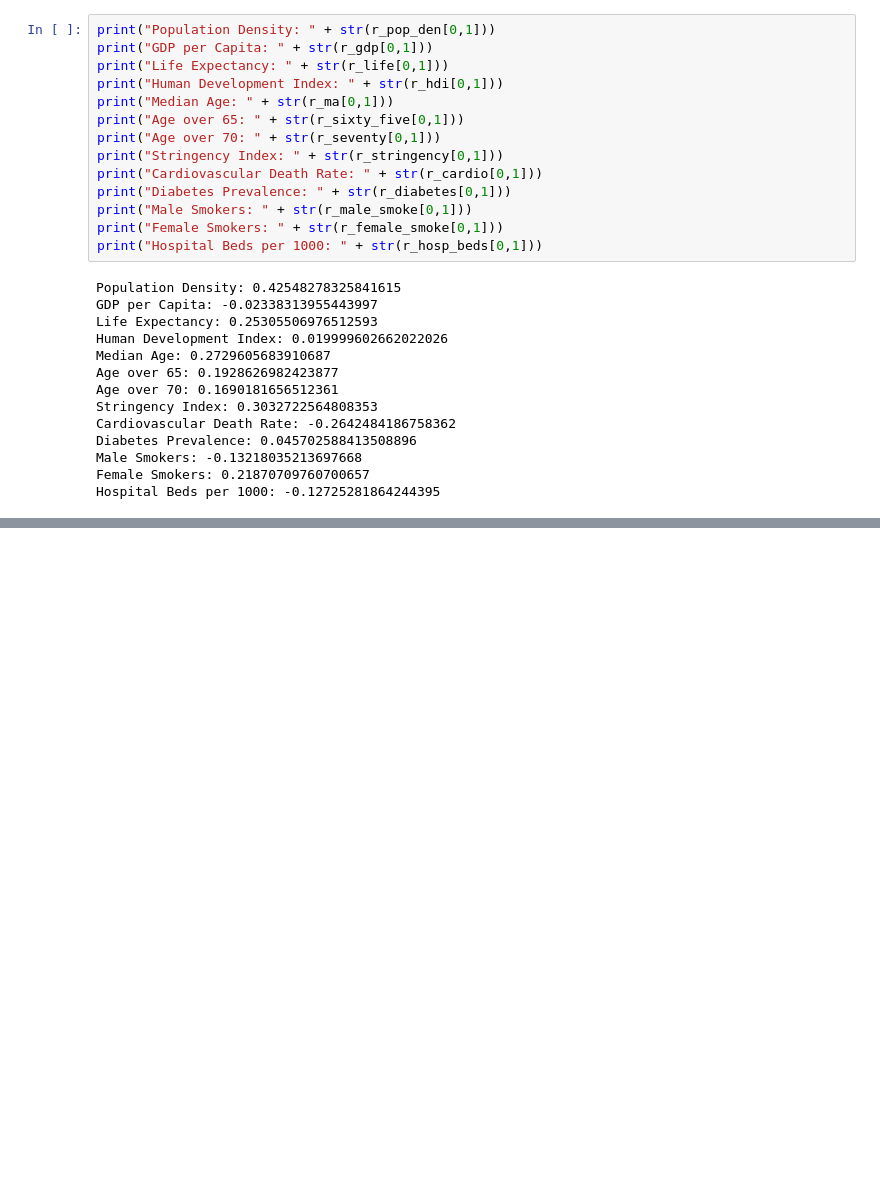
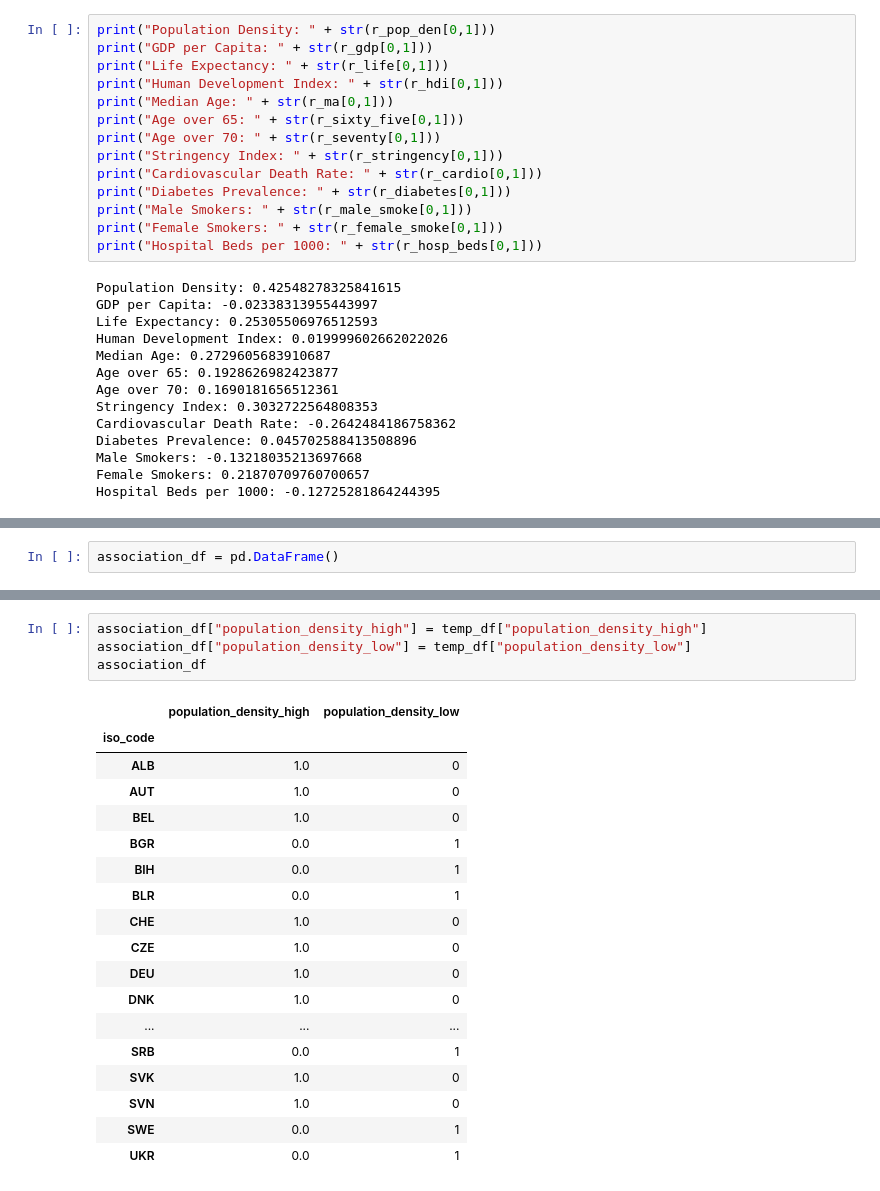
Before and after one commit to schagan2/Project_Group_5-Covid-19, a Jupyter notebook: Deliverable_3.ipynb, the cells around one changed output, grey strips where cells are left out. Saved outputs shown, nothing was run; the diff lists cells and outputs as text; blank space fills up the shorter version.

```diff
--- a/Deliverable_3.ipynb
+++ b/Deliverable_3.ipynb
@@ -409,0 +505,2 @@ Hospital Beds per 1000: -0.12725281864244395
+# %%
+association_df = pd.DataFrame()
@@ -409,0 +557,23 @@ Hospital Beds per 1000: -0.12725281864244395
+# %%
+association_df["population_density_high"] = temp_df["population_density_high"]
+association_df["population_density_low"] = temp_df["population_density_low"]
+association_df
+# %% [output]
+|  | population_density_high | population_density_low |
+| iso_code |  |  |
+| ALB | 1.0 | 0 |
+| AUT | 1.0 | 0 |
+| BEL | 1.0 | 0 |
+| BGR | 0.0 | 1 |
+| BIH | 0.0 | 1 |
+| BLR | 0.0 | 1 |
+| CHE | 1.0 | 0 |
+| CZE | 1.0 | 0 |
+| DEU | 1.0 | 0 |
+| DNK | 1.0 | 0 |
+| ... | ... | ... |
+| SRB | 0.0 | 1 |
+| SVK | 1.0 | 0 |
+| SVN | 1.0 | 0 |
+| SWE | 0.0 | 1 |
+| UKR | 0.0 | 1 |
```
Also changed, not shown: parts of 9 cells of this notebook.
